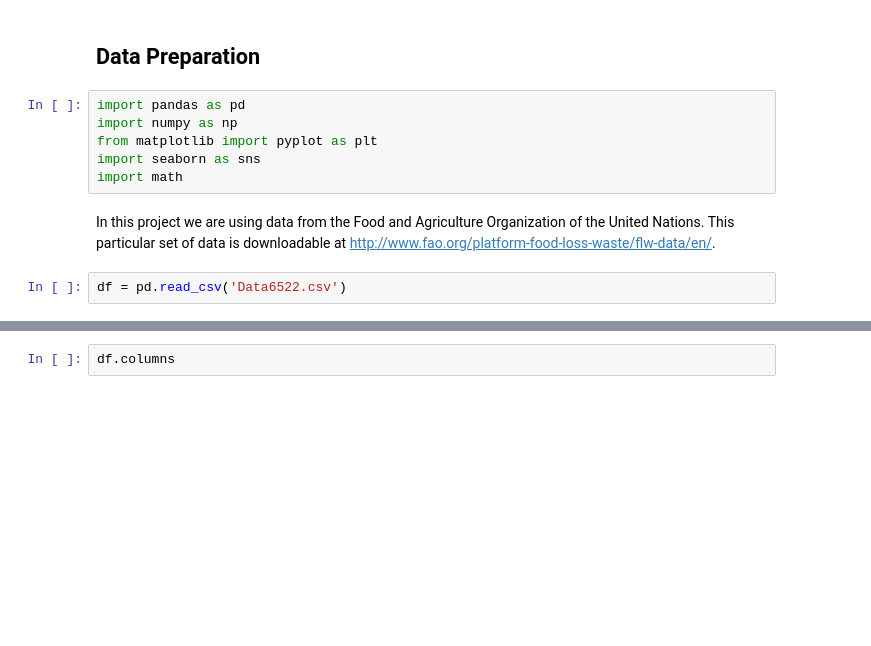
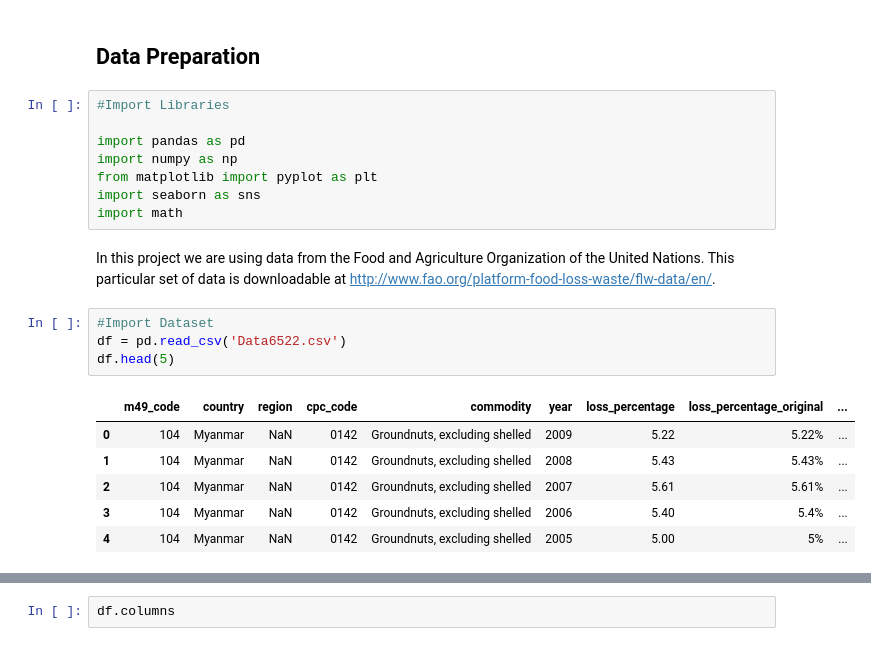
Before and after one commit to pariosur/food_waste, a Jupyter notebook: food_waste/Food Waste Analysis.ipynb, the cells around one changed output, grey strips where cells are left out. Drawn from its saved outputs; the diff is of its cells as text; blank space fills up the shorter version.

```diff
--- a/food_waste/Food Waste Analysis.ipynb
+++ b/food_waste/Food Waste Analysis.ipynb
@@ -35,6 +35,8 @@ The Food Loss and Waste database is the largest online collection of data on bot
 # %% [markdown]
 ## Data Preparation
 # %%
+#Import Libraries
+
 import pandas as pd
 import numpy as np
 from matplotlib import pyplot as plt
@@ -43,4 +45,13 @@ import math
 # %% [markdown]
 In this project we are using data from the Food and Agriculture Organization of the United Nations. This particular set of data is downloadable at http://www.fao.org/platform-food-loss-waste/flw-data/en/.
 # %%
+#Import Dataset
 df = pd.read_csv('Data6522.csv')
+df.head(5)
+# %% [output]
+|  | m49_code | country | region | cpc_code | commodity | year | loss_percentage | loss_percentage_original | ... |
+| 0 | 104 | Myanmar | NaN | 0142 | Groundnuts, excluding shelled | 2009 | 5.22 | 5.22% | ... |
+| 1 | 104 | Myanmar | NaN | 0142 | Groundnuts, excluding shelled | 2008 | 5.43 | 5.43% | ... |
+| 2 | 104 | Myanmar | NaN | 0142 | Groundnuts, excluding shelled | 2007 | 5.61 | 5.61% | ... |
+| 3 | 104 | Myanmar | NaN | 0142 | Groundnuts, excluding shelled | 2006 | 5.40 | 5.4% | ... |
+| 4 | 104 | Myanmar | NaN | 0142 | Groundnuts, excluding shelled | 2005 | 5.00 | 5% | ... |
```
Also changed, not shown: parts of 54 cells of this notebook, 1 other file.
